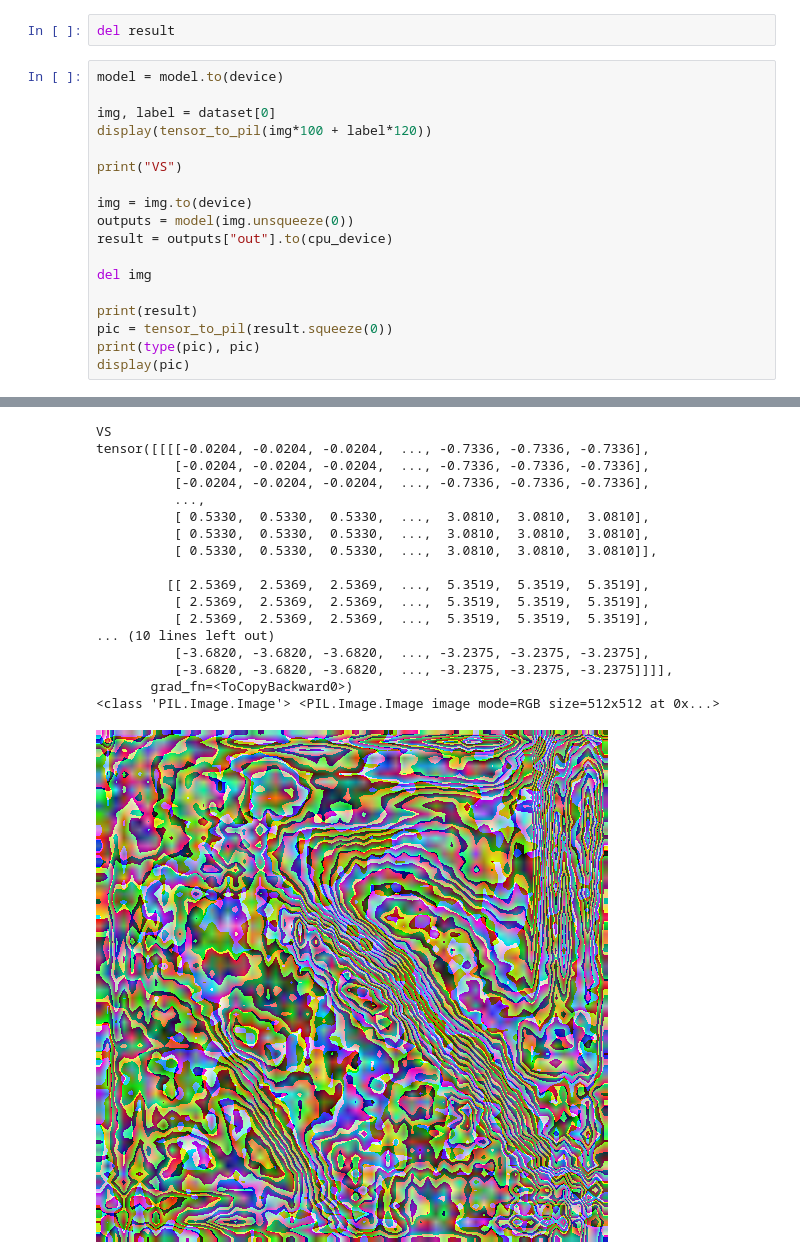
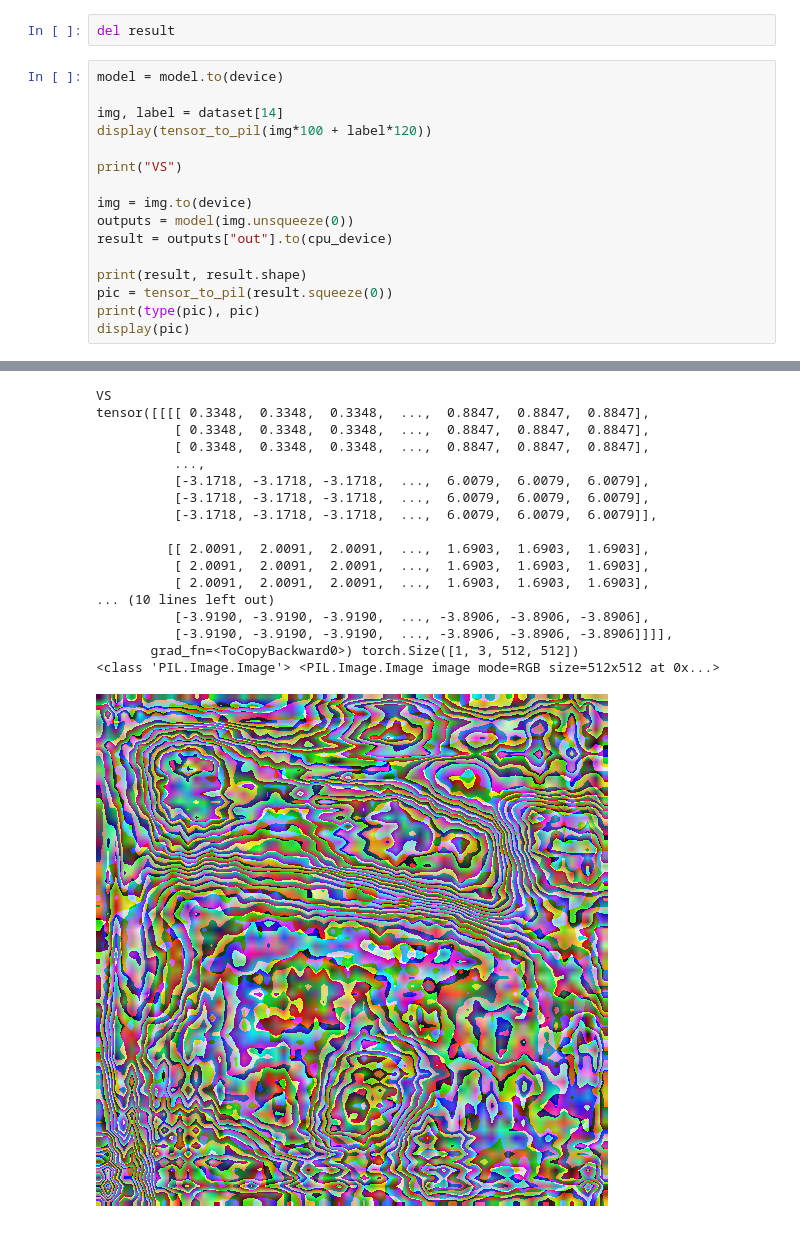
Before and after one commit to AlmTechSoftware/piper, a Jupyter notebook: training_data/research/feynman_2.ipynb, the cells around one changed output, grey strips where cells are left out. Saved outputs shown, nothing was run; the diff lists cells and outputs as text.

```diff
--- a/training_data/research/feynman_2.ipynb
+++ b/training_data/research/feynman_2.ipynb
@@ -339,7 +339,7 @@ del result
 # %%
 model = model.to(device)
 
-img, label = dataset[0]
+img, label = dataset[14]
 display(tensor_to_pil(img*100 + label*120))
 
 print("VS")
@@ -348,9 +348,7 @@ img = img.to(device)
 outputs = model(img.unsqueeze(0))
 result = outputs["out"].to(cpu_device)
 
-del img
-
-print(result)
+print(result, result.shape)
 pic = tensor_to_pil(result.squeeze(0))
 print(type(pic), pic)
 display(pic)
@@ -359,18 +357,18 @@ display(pic)
 VS
-tensor([[[[-0.0204, -0.0204, -0.0204,  ..., -0.7336, -0.7336, -0.7336],
-          [-0.0204, -0.0204, -0.0204,  ..., -0.7336, -0.7336, -0.7336],
-          [-0.0204, -0.0204, -0.0204,  ..., -0.7336, -0.7336, -0.7336],
+tensor([[[[ 0.3348,  0.3348,  0.3348,  ...,  0.8847,  0.8847,  0.8847],
+          [ 0.3348,  0.3348,  0.3348,  ...,  0.8847,  0.8847,  0.8847],
+          [ 0.3348,  0.3348,  0.3348,  ...,  0.8847,  0.8847,  0.8847],
           ...,
-          [ 0.5330,  0.5330,  0.5330,  ...,  3.0810,  3.0810,  3.0810],
-          [ 0.5330,  0.5330,  0.5330,  ...,  3.0810,  3.0810,  3.0810],
-          [ 0.5330,  0.5330,  0.5330,  ...,  3.0810,  3.0810,  3.0810]],
+          [-3.1718, -3.1718, -3.1718,  ...,  6.0079,  6.0079,  6.0079],
+          [-3.1718, -3.1718, -3.1718,  ...,  6.0079,  6.0079,  6.0079],
+          [-3.1718, -3.1718, -3.1718,  ...,  6.0079,  6.0079,  6.0079]],
 
-         [[ 2.5369,  2.5369,  2.5369,  ...,  5.3519,  5.3519,  5.3519],
-          [ 2.5369,  2.5369,  2.5369,  ...,  5.3519,  5.3519,  5.3519],
-          [ 2.5369,  2.5369,  2.5369,  ...,  5.3519,  5.3519,  5.3519],
+         [[ 2.0091,  2.0091,  2.0091,  ...,  1.6903,  1.6903,  1.6903],
+          [ 2.0091,  2.0091,  2.0091,  ...,  1.6903,  1.6903,  1.6903],
+          [ 2.0091,  2.0091,  2.0091,  ...,  1.6903,  1.6903,  1.6903],
 ... (10 lines left out)
-          [-3.6820, -3.6820, -3.6820,  ..., -3.2375, -3.2375, -3.2375],
-          [-3.6820, -3.6820, -3.6820,  ..., -3.2375, -3.2375, -3.2375]]]],
-       grad_fn=<ToCopyBackward0>)
+          [-3.9190, -3.9190, -3.9190,  ..., -3.8906, -3.8906, -3.8906],
+          [-3.9190, -3.9190, -3.9190,  ..., -3.8906, -3.8906, -3.8906]]]],
+       grad_fn=<ToCopyBackward0>) torch.Size([1, 3, 512, 512])
 <class 'PIL.Image.Image'> <PIL.Image.Image image mode=RGB size=512x512 at 0x...>
-[figure, old version]
+[figure, new version]
```
Also changed, not shown: parts of 4 cells of this notebook.
